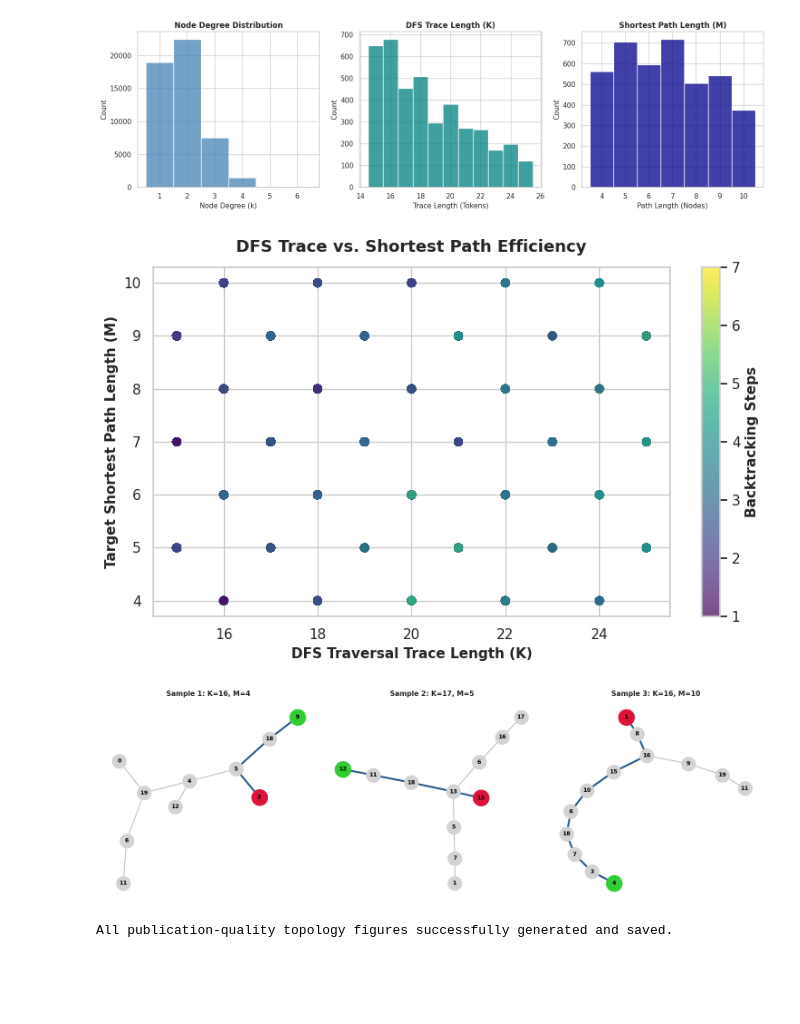
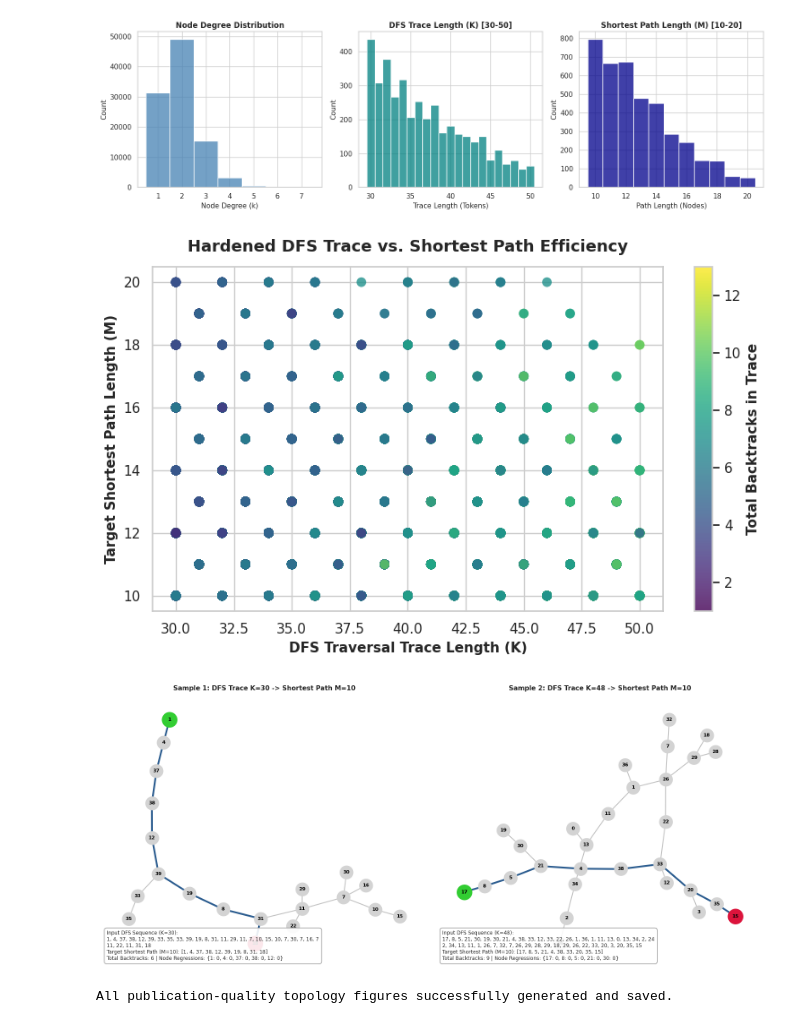
Before and after one commit to sanmquin/Intro-NN, a Jupyter notebook: graphs/0.graph_dataset_and_topology_analysis_tutorial.ipynb, the cells around one changed output. Cells and saved outputs as stored; diff of their text form; code cells hidden in the pictures; blank space fills up the shorter version.

Commit message:
Harden graph traversal dataset and update autoregressive tutorial
Co-authored-by: sanmquin <128648525+sanmquin@users.noreply.github.com>

```diff
--- a/graphs/0.graph_dataset_and_topology_analysis_tutorial.ipynb
+++ b/graphs/0.graph_dataset_and_topology_analysis_tutorial.ipynb
@@ -306,12 +313,12 @@ axes[0].set_xlabel('Node Degree (k)', fontsize=11)
 axes[0].set_ylabel('Count', fontsize=11)
 
 sns.histplot(trace_lengths, discrete=True, kde=False, color='teal', ax=axes[1])
-axes[1].set_title('DFS Trace Length (K)', fontsize=12, fontweight='bold')
+axes[1].set_title('DFS Trace Length (K) [30-50]', fontsize=12, fontweight='bold')
 axes[1].set_xlabel('Trace Length (Tokens)', fontsize=11)
 axes[1].set_ylabel('Count', fontsize=11)
 
 sns.histplot(sp_lengths, discrete=True, kde=False, color='darkblue', ax=axes[2])
-axes[2].set_title('Shortest Path Length (M)', fontsize=12, fontweight='bold')
+axes[2].set_title('Shortest Path Length (M) [10-20]', fontsize=12, fontweight='bold')
 axes[2].set_xlabel('Path Length (Nodes)', fontsize=11)
 axes[2].set_ylabel('Count', fontsize=11)
 
@@ -326,11 +333,11 @@ plt.show()
 
 # Figure 2: Trace Compression & Backtracking Scatter Analysis
 fig, ax = plt.subplots(figsize=(8, 5))
-scatter = ax.scatter(trace_lengths, sp_lengths, c=backtrack_counts, cmap='viridis', alpha=0.7, s=50, edgecolors='none')
+scatter = ax.scatter(trace_lengths, sp_lengths, c=backtrack_counts, cmap='viridis', alpha=0.8, s=60, edgecolors='none')
 cbar = plt.colorbar(scatter, ax=ax)
-cbar.set_label('Backtracking Steps', fontsize=11, fontweight='bold')
+cbar.set_label('Total Backtracks in Trace', fontsize=11, fontweight='bold')
 
-ax.set_title('DFS Trace vs. Shortest Path Efficiency', fontsize=13, fontweight='bold', pad=12)
+ax.set_title('Hardened DFS Trace vs. Shortest Path Efficiency', fontsize=13, fontweight='bold', pad=12)
 ax.set_xlabel('DFS Traversal Trace Length (K)', fontsize=11, fontweight='bold')
 ax.set_ylabel('Target Shortest Path Length (M)', fontsize=11, fontweight='bold')
 
@@ -342,40 +349,54 @@ else:
     plt.savefig("charts/graph_dfs_compression_analysis.png", dpi=300, bbox_inches='tight')
     plt.savefig("graphs/charts/graph_dfs_compression_analysis.png", dpi=300, bbox_inches='tight')
 plt.show()
 
-# Figure 3: Sample Graph Topology Layouts
-fig, axes = plt.subplots(1, 3, figsize=(15, 5))
-for i in range(3):
-    trace_sample, sp_sample, G_sample, _ = raw_data[i]
+# Figure 3: Sample Graph Topology Layouts with Original Input Sequence Text and Visual Representation
+fig, axes = plt.subplots(1, 2, figsize=(16, 7))
+
+for i in range(2):
+    trace_sample, sp_sample, G_sample, mapping_sample, backtracks_sample, node_backtracks_sample = raw_data[i]
     pos = nx.spring_layout(G_sample, seed=42+i)
 
+    # Base graph
     nx.draw_networkx_nodes(G_sample, pos, ax=axes[i], node_color='lightgray', node_size=500)
     nx.draw_networkx_edges(G_sample, pos, ax=axes[i], edge_color='silver', width=1.5)
 
+    # Highlight Shortest Path
     sp_edges = [(sp_sample[k], sp_sample[k+1]) for k in range(len(sp_sample)-1)]
     nx.draw_networkx_edges(G_sample, pos, ax=axes[i], edgelist=sp_edges, edge_color='#2b5c8f', width=3.0)
 
+    # Start and Goal
     nx.draw_networkx_nodes(G_sample, pos, ax=axes[i], nodelist=[sp_sample[0]], node_color='limegreen', node_size=650)
     nx.draw_networkx_nodes(G_sample, pos, ax=axes[i], nodelist=[sp_sample[-1]], node_color='crimson', node_size=650)
 
     labels = {node: str(node) for node in G_sample.nodes()}
-    nx.draw_networkx_labels(G_sample, pos, ax=axes[i], labels=labels, font_size=9, font_weight='bold')
+    nx.draw_networkx_labels(G_sample, pos, ax=axes[i], labels=labels, font_size=8, font_weight='bold')
 
-    axes[i].set_title(f"Sample {i+1}: K={len(trace_sample)}, M={len(sp_sample)}", fontsize=11, fontweight='bold')
+    # Format original input sequence as text
+    trace_text = f"Input DFS Sequence (K={len(trace_sample)}):\n" + ", ".join(map(str, trace_sample[:25])) + "\n" + ", ".join(map(str, trace_sample[25:]))
+    sp_text = f"Target Shortest Path (M={len(sp_sample)}): {sp_sample}"
+    backtrace_text = f"Total Backtracks: {backtracks_sample} | Node Regressions: {dict(list(node_backtracks_sample.items())[:5])}"
+
+    # Text Box in Chart
+    axes[i].text(0.02, 0.02, f"{trace_text}\n{sp_text}\n{backtrace_text}",
+                 transform=axes[i].transAxes, fontsize=8.5, verticalalignment='bottom',
+                 bbox=dict(boxstyle='round,pad=0.5', facecolor='white', alpha=0.9, edgecolor='gray'))
+
+    axes[i].set_title(f"Sample {i+1}: DFS Trace K={len(trace_sample)} -> Shortest Path M={len(sp_sample)}", fontsize=11, fontweight='bold', pad=10)
     axes[i].axis('off')
 
 plt.tight_layout()
 if os.path.basename(os.getcwd()) == "graphs":
     plt.savefig("../charts/graph_sample_topologies.png", dpi=300, bbox_inches='tight')
     plt.savefig("charts/graph_sample_topologies.png", dpi=300, bbox_inches='tight')
 else:
     plt.savefig("charts/graph_sample_topologies.png", dpi=300, bbox_inches='tight')
     plt.savefig("graphs/charts/graph_sample_topologies.png", dpi=300, bbox_inches='tight')
 plt.show()
 
 print("All publication-quality topology figures successfully generated and saved.")
 # %% [output]
-[figure, old version]
+[figure, new version]
-[figure, old version]
+[figure, new version]
-[figure, old version]
+[figure, new version]
 All publication-quality topology figures successfully generated and saved.
```
Also changed, not shown: parts of 11 cells of this notebook, 21 other files.
